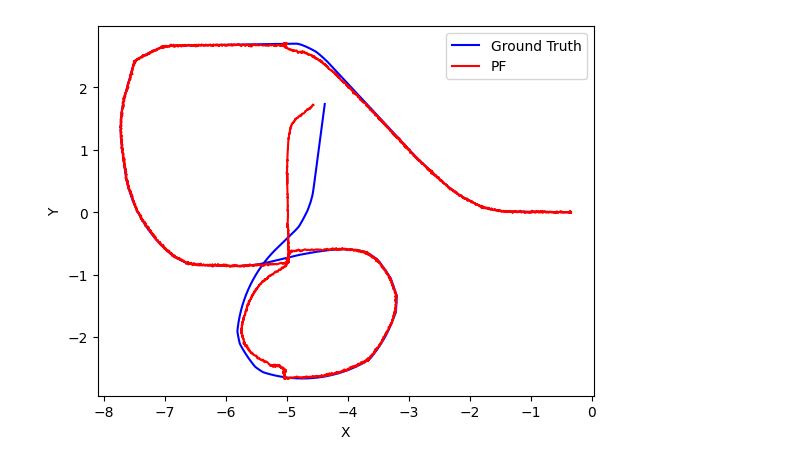
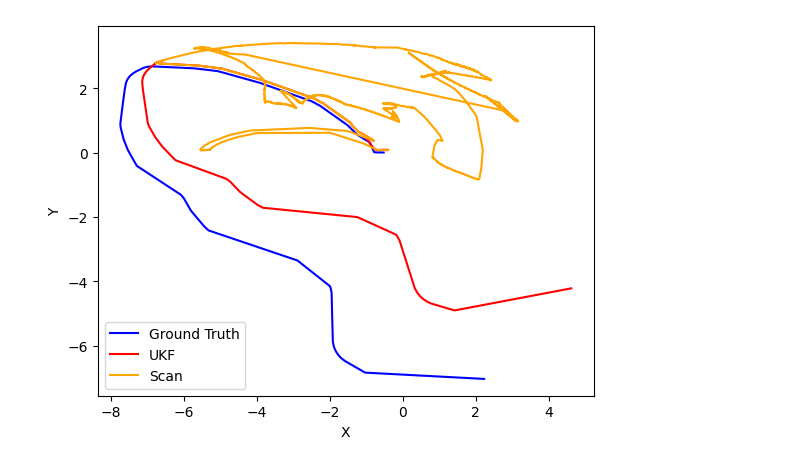
Before and after one commit to Horizonll/Loc-NANO, a Jupyter notebook: a.ipynb, the cells around one changed output. Drawn from its saved outputs; the diff is of its cells as text; code cells hidden in the pictures.

```diff
--- a/a.ipynb
+++ b/a.ipynb
@@ -2,26 +2,26 @@
 import numpy as np
 import matplotlib.pyplot as plt
 # %%
-data = np.load("./data/sim/data1.npz")
+data = np.load("./data/sim/data.npz")
+scan_pose = np.load("./results/turtle_scan_pose.npy")
 ekf = np.load("./results/turtle_ekf.npy")
 length = len(ekf)
 ground_truth = data["ground_truth"]
 time_gt = data["ground_truth_t"]
 odom = data["odom"]
 odom_t = data["odom_t"]
 odom_ = []
 for t in time_gt:
     idx = np.argmin(np.abs(odom_t - t))
     odom_.append(odom[idx])
 odom = np.array(odom_)
+plt.plot(ground_truth[:, 0], ground_truth[:, 1], label="Ground Truth", color="blue")
+plt.plot(ekf[:, 0], ekf[:, 1], label="UKF", color="red")
+# plt.plot(odom[:, 0], odom[:, 1], label="Odom", color="green")
+plt.plot(scan_pose[:, 0], scan_pose[:, 1], label="Scan", color="orange")
+plt.xlabel("X")
+plt.ylabel("Y")
+plt.legend()
+plt.show()
+# %% [output]
+[figure, added]
-# %%
-# plt.figure(figsize=(10, 10))
-plt.plot(ground_truth[:, 0], ground_truth[:, 1], label="Ground Truth", color="blue")
-plt.plot(ekf[:, 0], ekf[:, 1], label="PF", color="red")
-# plt.plot(odom[:, 0], odom[:, 1], label="Odom", color="green")
-plt.xlabel("X")
-plt.ylabel("Y")
-plt.legend()
-plt.show()
-# %% [output]
-[figure, removed]
```
Also changed, not shown: 3 other files.
